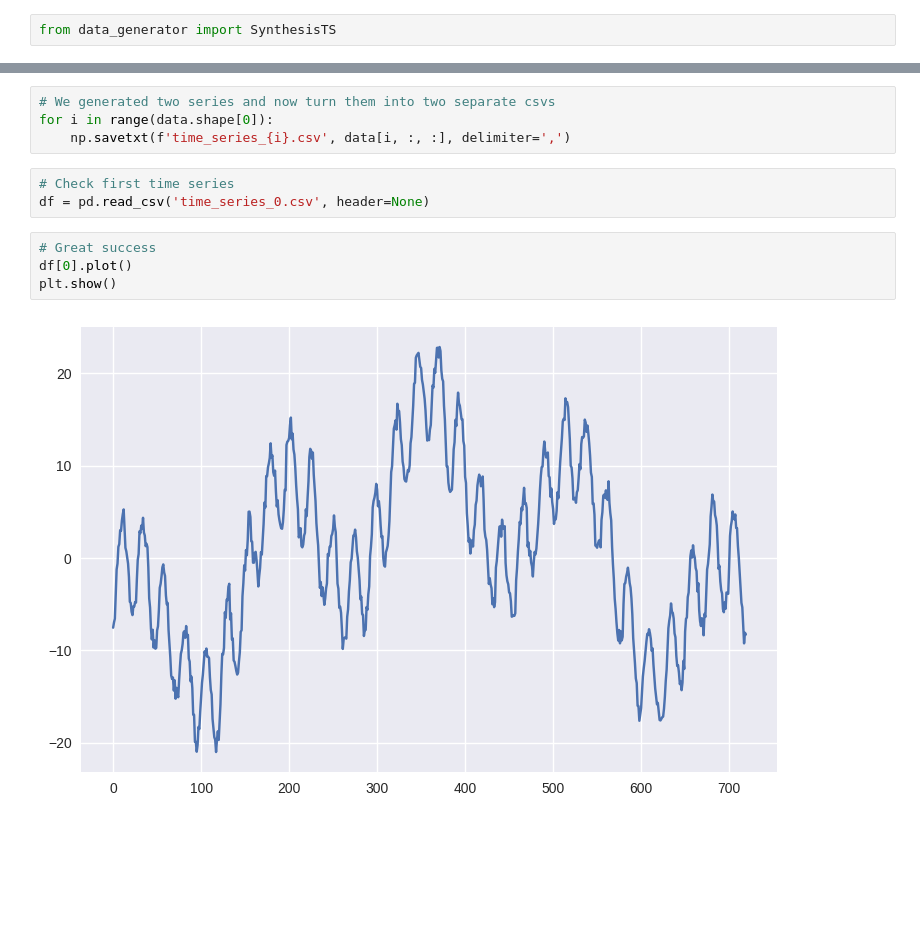
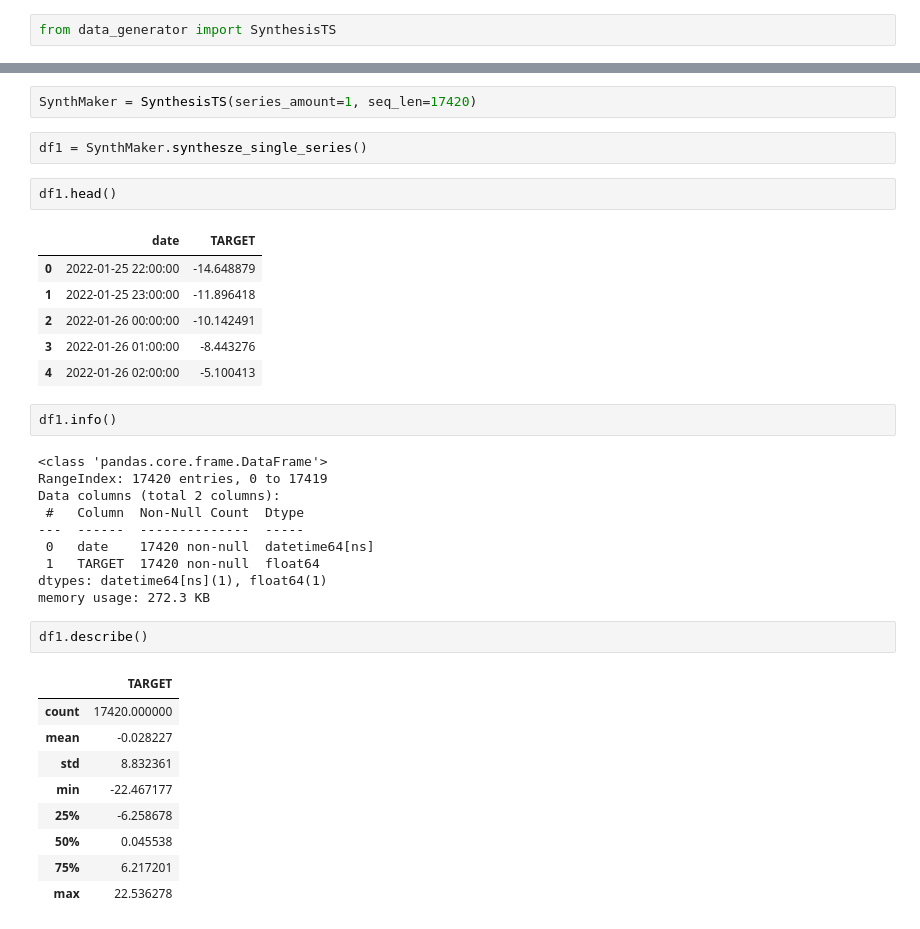
Before and after one commit to anasashb/TransformersEnergyTS, a Jupyter notebook: internal_demos/data_generator_demo.ipynb, the cells around one changed output, grey strips where cells are left out. Saved outputs shown, nothing was run; the diff lists cells and outputs as text; blank space fills up the shorter version.

```diff
--- a/internal_demos/data_generator_demo.ipynb
+++ b/internal_demos/data_generator_demo.ipynb
@@ -19,13 +12,37 @@ data.shape
-# %%
-# We generated two series and now turn them into two separate csvs
-for i in range(data.shape[0]):
-    np.savetxt(f'time_series_{i}.csv', data[i, :, :], delimiter=',')
-# %%
-# Check first time series
-df = pd.read_csv('time_series_0.csv', header=None)
-# %%
-# Great success
-df[0].plot()
-plt.show()
-# %% [output]
-[figure, removed]
+# %%
+SynthMaker = SynthesisTS(series_amount=1, seq_len=17420)
+# %%
+df1 = SynthMaker.synthesze_single_series()
+# %%
+df1.head()
+# %% [output]
+|  | date | TARGET |
+| 0 | 2022-01-25 22:00:00 | -14.648879 |
+| 1 | 2022-01-25 23:00:00 | -11.896418 |
+| 2 | 2022-01-26 00:00:00 | -10.142491 |
+| 3 | 2022-01-26 01:00:00 | -8.443276 |
+| 4 | 2022-01-26 02:00:00 | -5.100413 |
+# %%
+df1.info()
+# %% [output]
+<class 'pandas.core.frame.DataFrame'>
+RangeIndex: 17420 entries, 0 to 17419
+Data columns (total 2 columns):
+ #   Column  Non-Null Count  Dtype
+---  ------  --------------  -----
+ 0   date    17420 non-null  datetime64[ns]
+ 1   TARGET  17420 non-null  float64
+dtypes: datetime64[ns](1), float64(1)
+memory usage: 272.3 KB
+# %%
+df1.describe()
+# %% [output]
+|  | TARGET |
+| count | 17420.000000 |
+| mean | -0.028227 |
+| std | 8.832361 |
+| min | -22.467177 |
+| 25% | -6.258678 |
+| 50% | 0.045538 |
+| 75% | 6.217201 |
+| max | 22.536278 |
```
Also changed, not shown: parts of 12 cells of this notebook.
